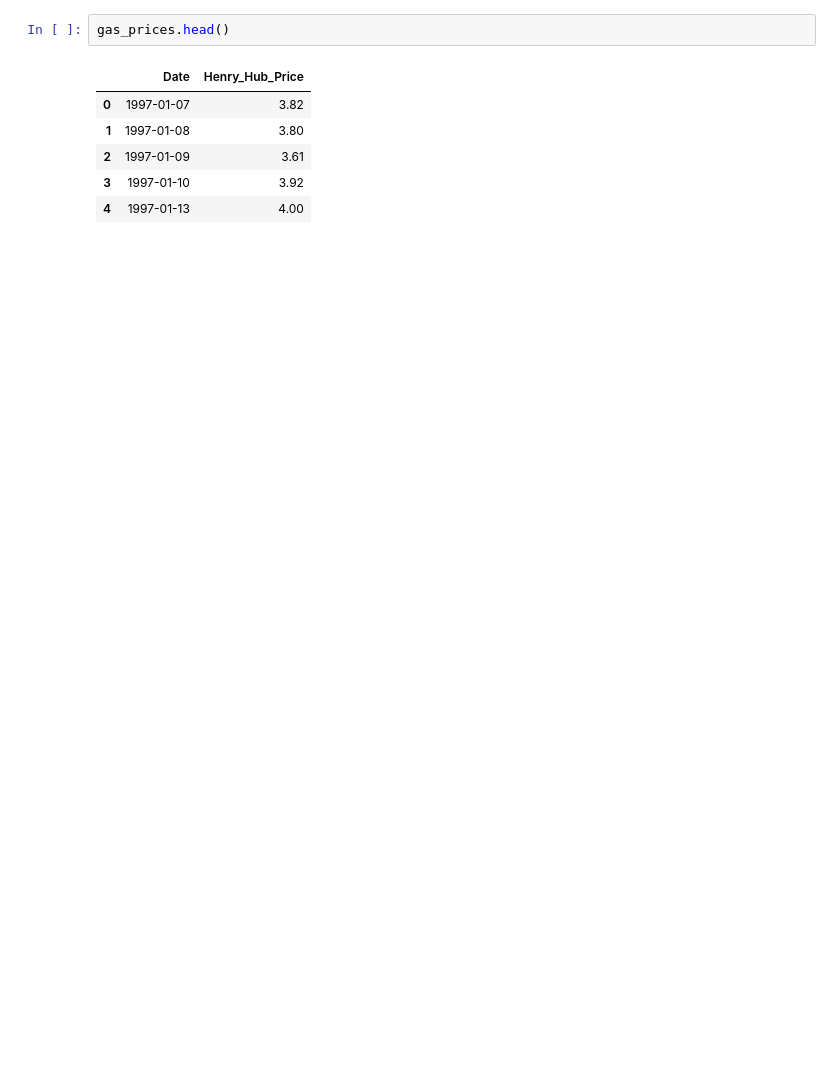
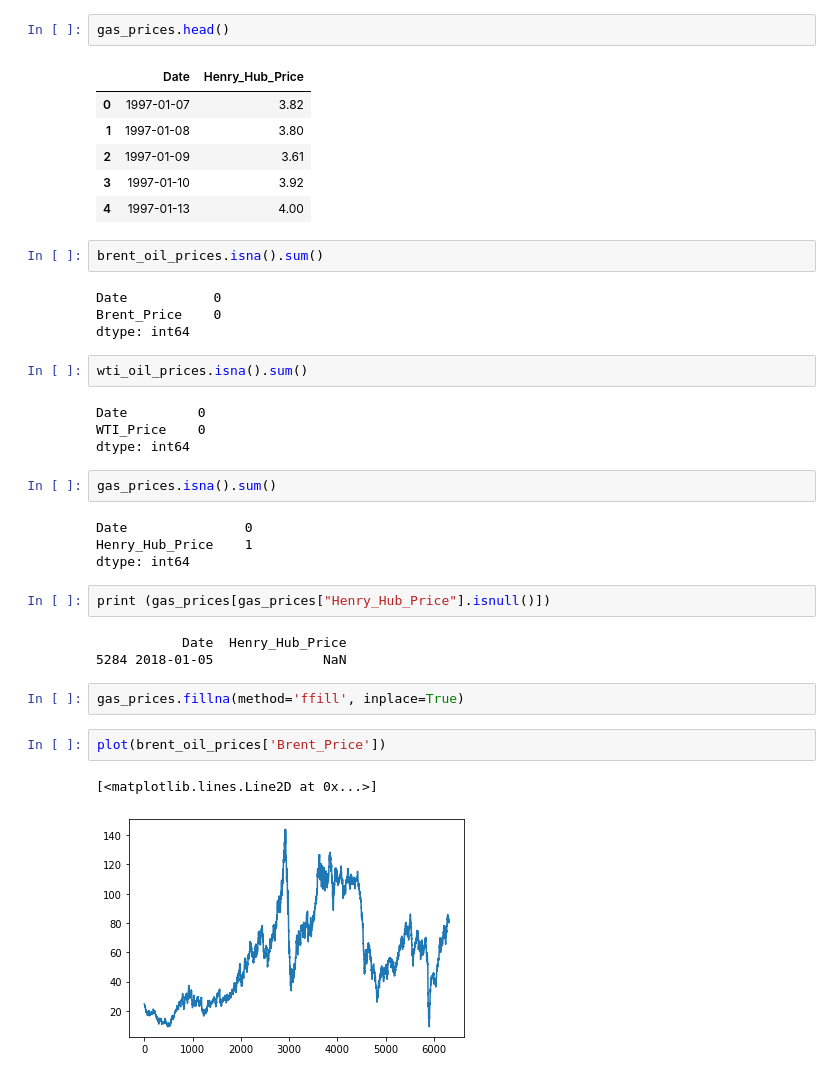
Before and after one commit to Sharath2021/Oil-and-Natural-gas-price-Analysis, a Jupyter notebook: Oil_&_Natural_Gas_price_Analysis.ipynb, the cells around one changed output. Drawn from its saved outputs; the diff is of its cells as text; blank space fills up the shorter version.

```diff
--- a/Oil_&_Natural_Gas_price_Analysis.ipynb
+++ b/Oil_&_Natural_Gas_price_Analysis.ipynb
@@ -48,3 +48,33 @@ gas_prices.head()
 | 2 | 1997-01-09 | 3.61 |
 | 3 | 1997-01-10 | 3.92 |
 | 4 | 1997-01-13 | 4.00 |
+# %%
+brent_oil_prices.isna().sum()
+# %% [output]
+Date           0
+Brent_Price    0
+dtype: int64
+# %%
+wti_oil_prices.isna().sum()
+# %% [output]
+Date         0
+WTI_Price    0
+dtype: int64
+# %%
+gas_prices.isna().sum()
+# %% [output]
+Date               0
+Henry_Hub_Price    1
+dtype: int64
+# %%
+print (gas_prices[gas_prices["Henry_Hub_Price"].isnull()])
+# %% [output]
+           Date  Henry_Hub_Price
+5284 2018-01-05              NaN
+# %%
+gas_prices.fillna(method='ffill', inplace=True)
+# %%
+plot(brent_oil_prices['Brent_Price'])
+# %% [output]
+[<matplotlib.lines.Line2D at 0x...>]
+[figure, added]
```
Also changed, not shown: parts of 3 cells of this notebook.
